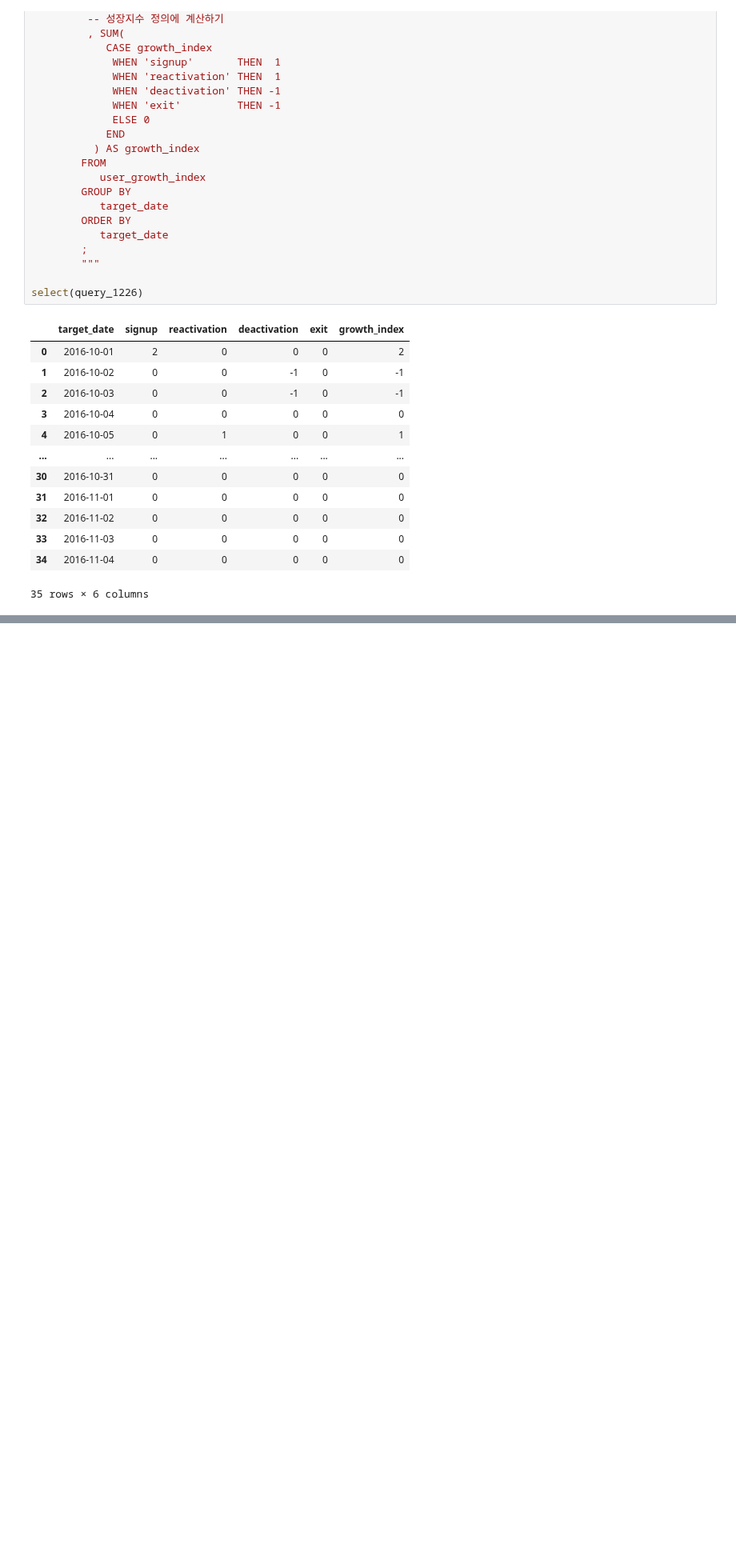
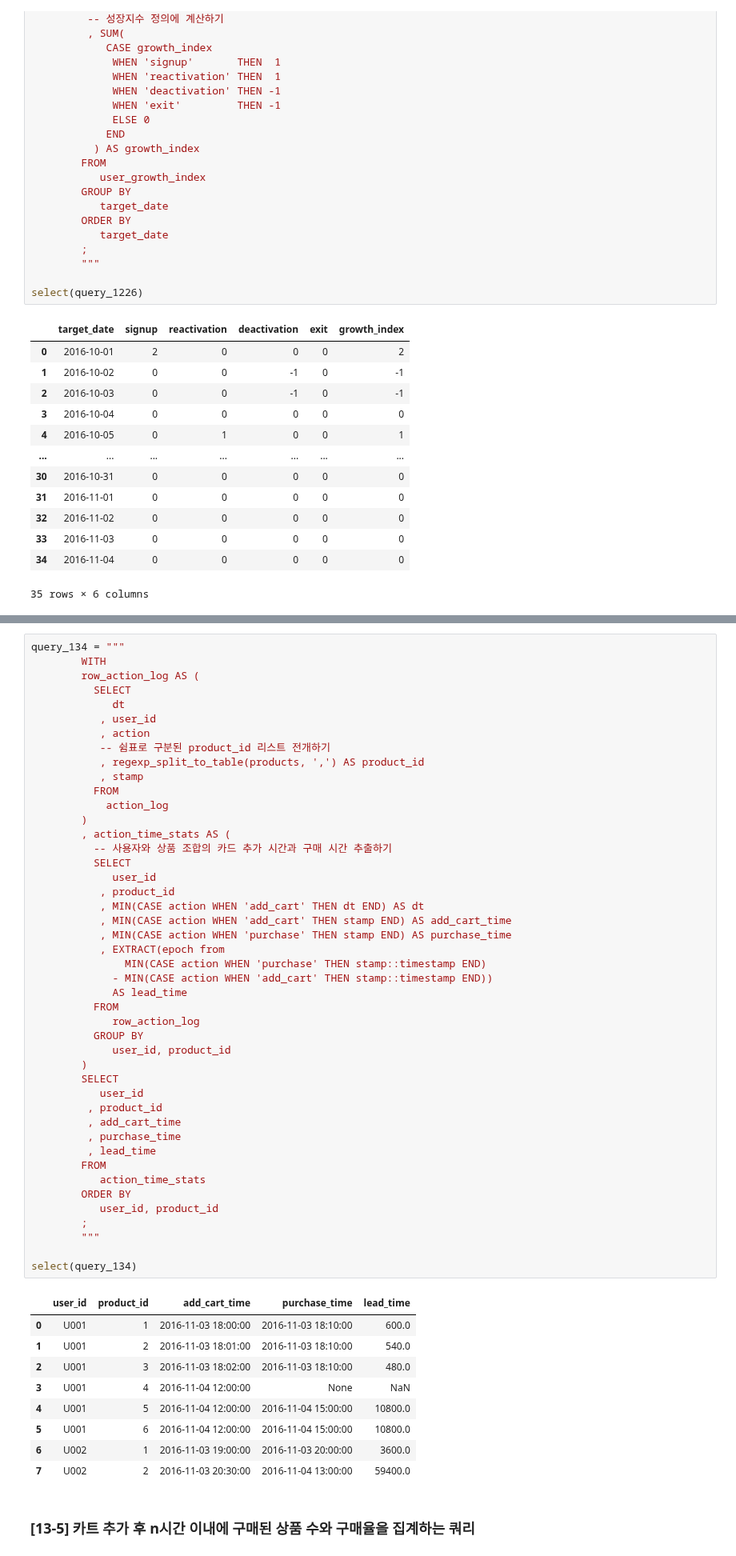
Before and after one commit to mittwoch09/Today-I-Learned, a Jupyter notebook: DataAnalysis/data_extraction_to_understand_users_2.ipynb, the cells around one changed output, grey strips where cells are left out. Shown at 80% size. Drawn from its saved outputs; the diff is of its cells as text; blank space fills up the shorter version.

```diff
--- a/DataAnalysis/data_extraction_to_understand_users_2.ipynb
+++ b/DataAnalysis/data_extraction_to_understand_users_2.ipynb
@@ -2076,0 +2212,57 @@ select(query_1226)
+# %%
+query_134 = """
+        WITH
+        row_action_log AS (
+          SELECT
+             dt
+           , user_id
+           , action
+           -- 쉼표로 구분된 product_id 리스트 전개하기
+           , regexp_split_to_table(products, ',') AS product_id
+           , stamp
+          FROM
+            action_log
+        )
+        , action_time_stats AS (
+          -- 사용자와 상품 조합의 카드 추가 시간과 구매 시간 추출하기
+          SELECT
+             user_id
+           , product_id
+           , MIN(CASE action WHEN 'add_cart' THEN dt END) AS dt
+           , MIN(CASE action WHEN 'add_cart' THEN stamp END) AS add_cart_time
+           , MIN(CASE action WHEN 'purchase' THEN stamp END) AS purchase_time
+           , EXTRACT(epoch from
+               MIN(CASE action WHEN 'purchase' THEN stamp::timestamp END)
+             - MIN(CASE action WHEN 'add_cart' THEN stamp::timestamp END))
+             AS lead_time
+          FROM
+             row_action_log
+          GROUP BY
+             user_id, product_id
+        )
+        SELECT
+           user_id
+         , product_id
+         , add_cart_time
+         , purchase_time
+         , lead_time
+        FROM
+           action_time_stats
+        ORDER BY
+           user_id, product_id
+        ;
+        """
+
+select(query_134)
+# %% [output]
+|  | user_id | product_id | add_cart_time | purchase_time | lead_time |
+| 0 | U001 | 1 | 2016-11-03 18:00:00 | 2016-11-03 18:10:00 | 600.0 |
+| 1 | U001 | 2 | 2016-11-03 18:01:00 | 2016-11-03 18:10:00 | 540.0 |
+| 2 | U001 | 3 | 2016-11-03 18:02:00 | 2016-11-03 18:10:00 | 480.0 |
+| 3 | U001 | 4 | 2016-11-04 12:00:00 | None | NaN |
+| 4 | U001 | 5 | 2016-11-04 12:00:00 | 2016-11-04 15:00:00 | 10800.0 |
+| 5 | U001 | 6 | 2016-11-04 12:00:00 | 2016-11-04 15:00:00 | 10800.0 |
+| 6 | U002 | 1 | 2016-11-03 19:00:00 | 2016-11-03 20:00:00 | 3600.0 |
+| 7 | U002 | 2 | 2016-11-03 20:30:00 | 2016-11-04 13:00:00 | 59400.0 |
+# %% [markdown]
+### [13-5] 카트 추가 후 n시간 이내에 구매된 상품 수와 구매율을 집계하는 쿼리
```
Also changed, not shown: parts of 14 cells of this notebook.
